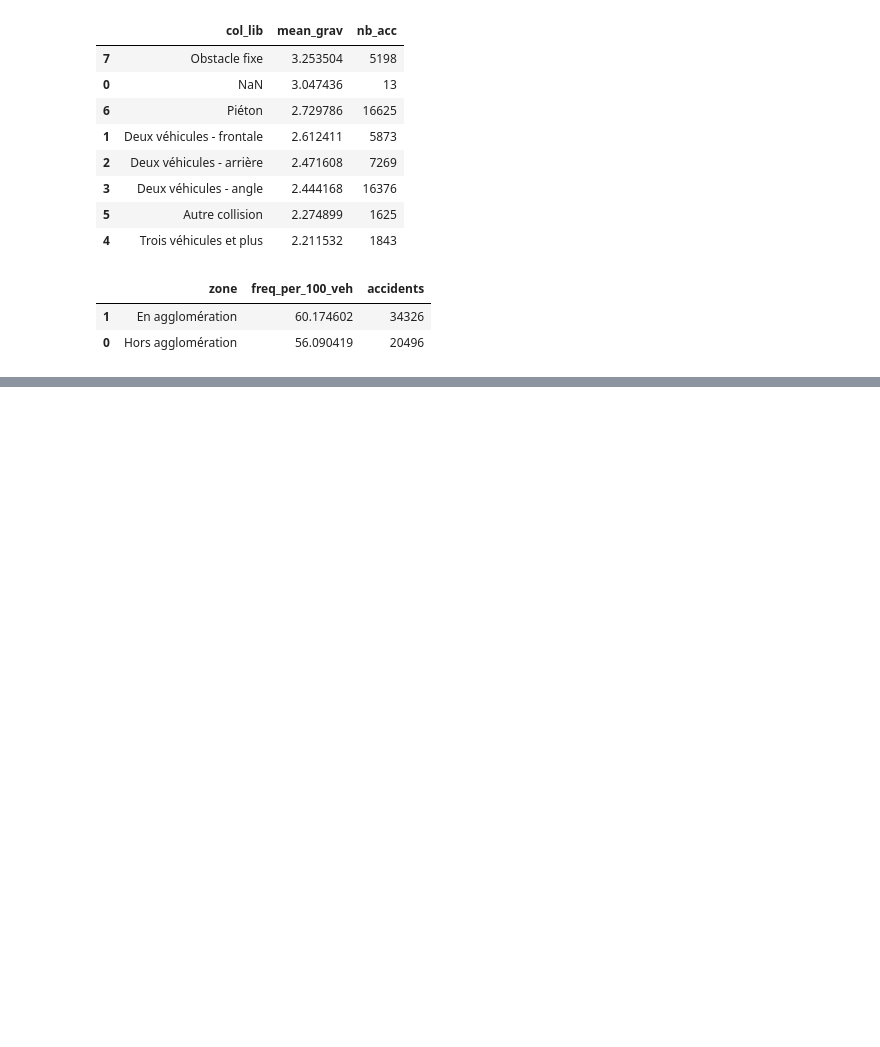
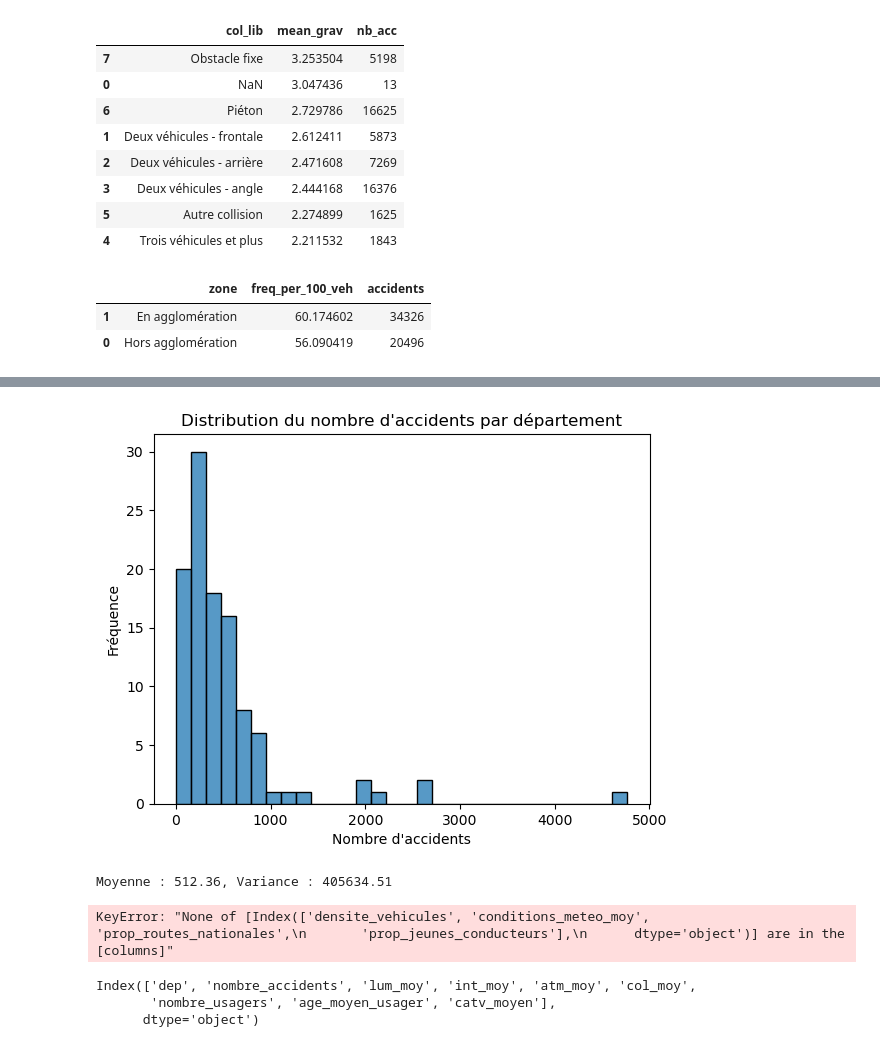
Before and after one commit to Rayan-Nemri/projetRydna, a Jupyter notebook: accident2023.ipynb, the cells around one changed output, grey strips where cells are left out. Cells and saved outputs as stored; diff of their text form; code cells hidden in the pictures; blank space fills up the shorter version.

```diff
--- a/accident2023.ipynb
+++ b/accident2023.ipynb
@@ -487,0 +516,11 @@ display(agg_freq[["zone", "freq_per_100_veh", "accidents"]].sort_values("freq_pe
+# %%
+df_modele = final.groupby('dep').agg(
+    nombre_accidents=('Num_Acc', 'nunique'),
+    lum_moy=('lum', 'mean'),
+    int_moy=('int', 'mean'),
+    atm_moy=('atm', 'mean'),  # si présent
+    col_moy=('col', 'mean'),  # si présent
+    nombre_usagers=('id_usager', 'count'),  # si présent
+    age_moyen_usager=('an_nais', lambda x: 2023 - x.dropna().astype(float).mean()),  # si présent
+    catv_moyen=('catv', 'mean')  # si présent
+).reset_index()
@@ -487,0 +543,40 @@ display(agg_freq[["zone", "freq_per_100_veh", "accidents"]].sort_values("freq_pe
+# %%
+import numpy as np
+offset = np.log(df_modele['nombre_usagers'])
+
+import matplotlib.pyplot as plt
+import seaborn as sns
+
+sns.histplot(df_modele['nombre_accidents'], bins=30, kde=False)
+plt.title("Distribution du nombre d'accidents par département")
+plt.xlabel("Nombre d'accidents")
+plt.ylabel("Fréquence")
+plt.show()
+
+# Vérifier sur-dispersion
+mean = df_modele['nombre_accidents'].mean()
+var = df_modele['nombre_accidents'].var()
+print(f"Moyenne : {mean:.2f}, Variance : {var:.2f}")
+# %% [output]
+[figure, added]
+Moyenne : 512.36, Variance : 405634.51
+# %%
+features = ['densite_vehicules', 'conditions_meteo_moy', 'prop_routes_nationales', 'prop_jeunes_conducteurs']
+X = df_modele[features]
+X = sm.add_constant(X)
+
+glm_nb = sm.GLM(df_modele['nombre_accidents'],
+                X,
+                family=sm.families.NegativeBinomial(),
+                offset=np.log(df_modele['population']))
+result_nb = glm_nb.fit()
+
+print(result_nb.summary())
+# %% [output]
+KeyError: "None of [Index(['densite_vehicules', 'conditions_meteo_moy', 'prop_routes_nationales',\n       'prop_jeunes_conducteurs'],\n      dtype='object')] are in the [columns]"
+# %%
+print(df_modele.columns)
+# %% [output]
+Index(['dep', 'nombre_accidents', 'lum_moy', 'int_moy', 'atm_moy', 'col_moy',
+       'nombre_usagers', 'age_moyen_usager', 'catv_moyen'],
+      dtype='object')
```
Also changed, not shown: parts of 9 cells of this notebook, 1 other file.
